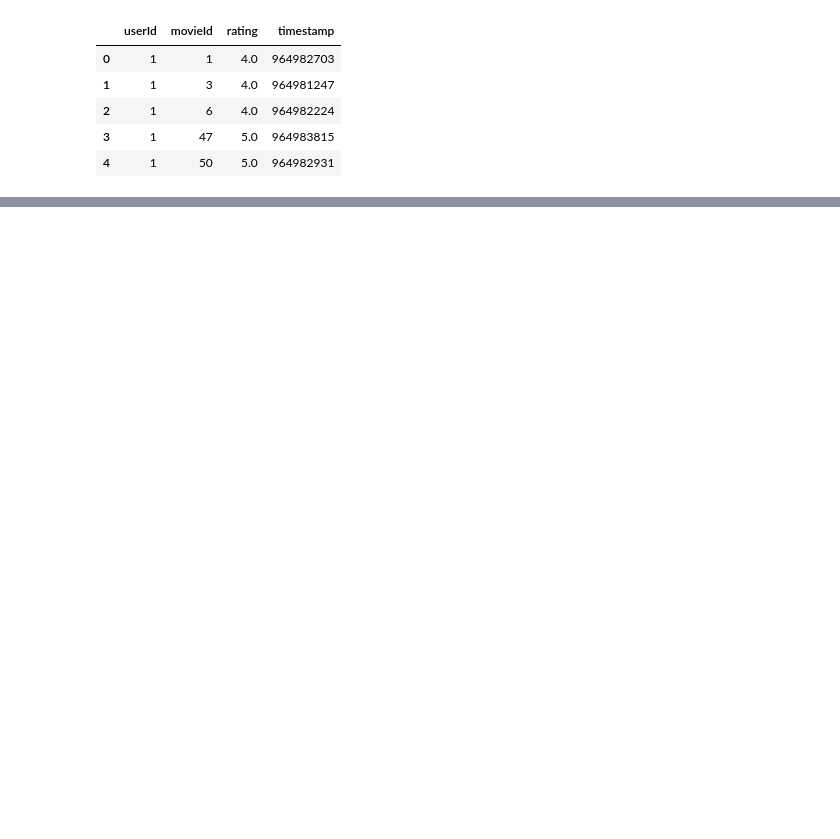
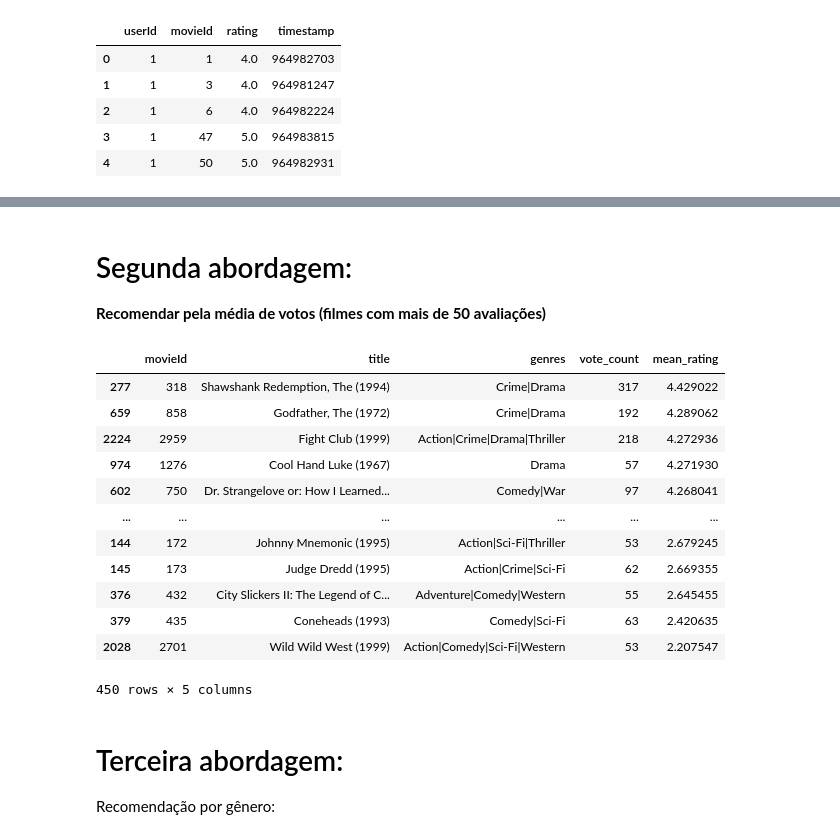
Before and after one commit to xpcosmos/sistema-de-recomendacao, a Jupyter notebook: notebooks/introducao.ipynb, the cells around one changed output, grey strips where cells are left out. Saved outputs shown, nothing was run; the diff lists cells and outputs as text; code cells hidden in the pictures; blank space fills up the shorter version.

Commit message:
Criacao de metodos de recomendação simples

```diff
--- a/notebooks/introducao.ipynb
+++ b/notebooks/introducao.ipynb
@@ -15,5 +15,5 @@ df_notas.head()
 # %%
 total_score = df_notas['movieId'].value_counts()
 total_score = total_score.reset_index()
-total_score.columns = ['movieId', 'total_score']
+total_score.columns = ['movieId', 'vote_count']
 # %%
@@ -34,0 +72,22 @@ df.merge(total_score, 'inner', 'movieId')
+# %% [markdown]
+# Segunda abordagem:
+**Recomendar pela média de votos (filmes com mais de 50 avaliações)**
+# %%
+df.query('vote_count >= 50').sort_values('mean_rating', ascending=False)
+# %% [output]
+|  | movieId | title | genres | vote_count | mean_rating |
+| 277 | 318 | Shawshank Redemption, The (1994) | Crime|Drama | 317 | 4.429022 |
+| 659 | 858 | Godfather, The (1972) | Crime|Drama | 192 | 4.289062 |
+| 2224 | 2959 | Fight Club (1999) | Action|Crime|Drama|Thriller | 218 | 4.272936 |
+| 974 | 1276 | Cool Hand Luke (1967) | Drama | 57 | 4.271930 |
+| 602 | 750 | Dr. Strangelove or: How I Learned... | Comedy|War | 97 | 4.268041 |
+| ... | ... | ... | ... | ... | ... |
+| 144 | 172 | Johnny Mnemonic (1995) | Action|Sci-Fi|Thriller | 53 | 2.679245 |
+| 145 | 173 | Judge Dredd (1995) | Action|Crime|Sci-Fi | 62 | 2.669355 |
+| 376 | 432 | City Slickers II: The Legend of C... | Adventure|Comedy|Western | 55 | 2.645455 |
+| 379 | 435 | Coneheads (1993) | Comedy|Sci-Fi | 63 | 2.420635 |
+| 2028 | 2701 | Wild Wild West (1999) | Action|Comedy|Sci-Fi|Western | 53 | 2.207547 |
+450 rows × 5 columns
+# %% [markdown]
+# Terceira abordagem:
+Recomendação por gênero:
```
Also changed, not shown: parts of 47 cells of this notebook.
